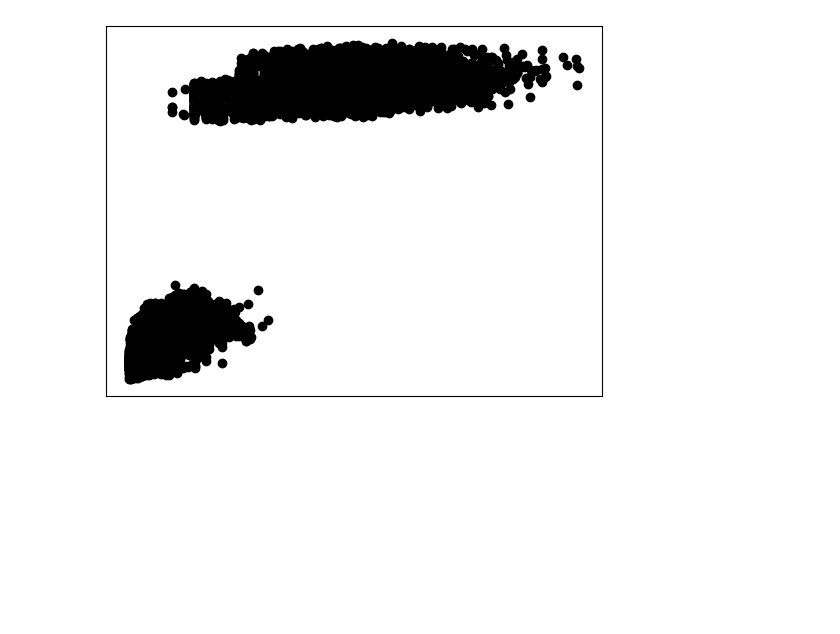
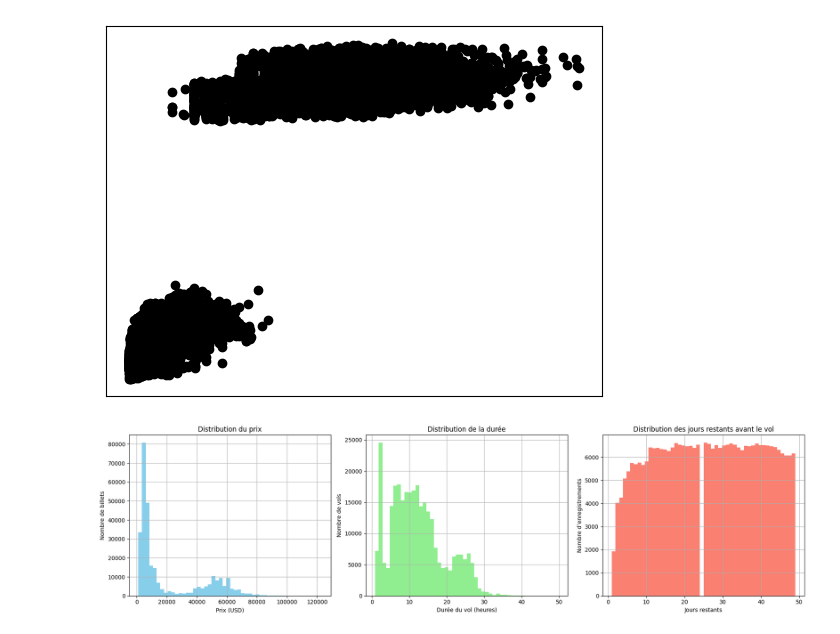
Before and after one commit to Ariazoox/Flight-Price-Prediction-ML, a Jupyter notebook: Projet.ipynb, the cells around one changed output. Cells and saved outputs as stored; diff of their text form; code cells hidden in the pictures; blank space fills up the shorter version.

Commit message:
Add of visual illustrations

```diff
--- a/Projet.ipynb
+++ b/Projet.ipynb
@@ -250,3 +250,25 @@ plt.yticks(())
 plt.show()
 # %% [output]
 [figure]
+# %%
+fig, axs = plt.subplots(1, 3, figsize=(18, 5))
+
+dataset['price'].hist(ax=axs[0], bins=50, color='skyblue')
+axs[0].set_title('Distribution du prix')
+axs[0].set_xlabel('Prix (USD)')  # Indiquez la monnaie, par exemple roupies indiennes
+axs[0].set_ylabel('Nombre de billets')
+
+dataset['duration'].hist(ax=axs[1], bins=50, color='lightgreen')
+axs[1].set_title('Distribution de la durée')
+axs[1].set_xlabel('Durée du vol (heures)')
+axs[1].set_ylabel('Nombre de vols')
+
+dataset['days_left'].hist(ax=axs[2], bins=50, color='salmon')
+axs[2].set_title('Distribution des jours restants avant le vol')
+axs[2].set_xlabel('Jours restants')
+axs[2].set_ylabel('Nombre d’enregistrements')
+
+plt.tight_layout()
+plt.show()
+# %% [output]
+[figure, added]
```
Also changed, not shown: parts of 4 cells of this notebook.
